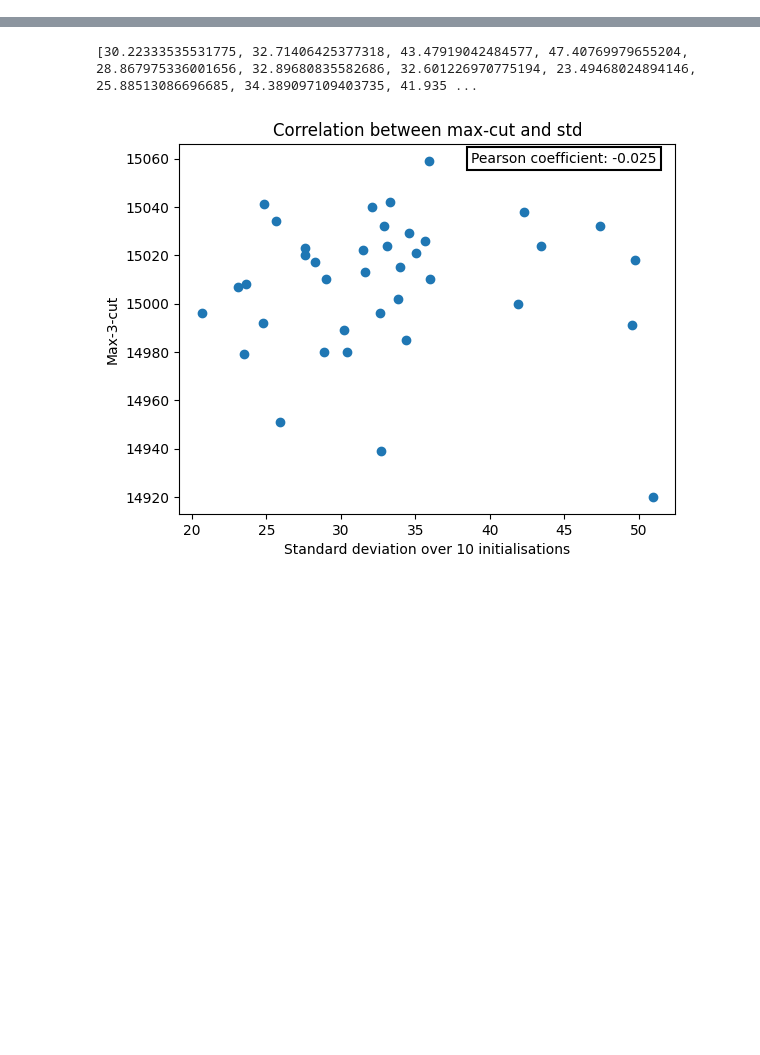
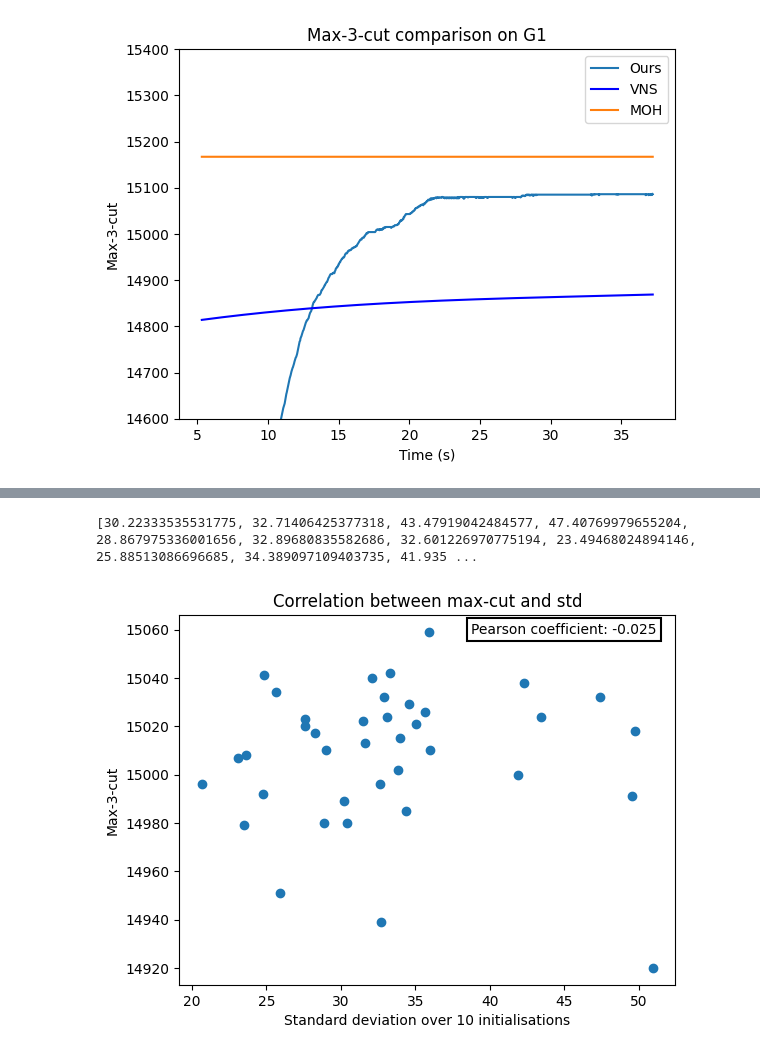
Before and after one commit to Gatorino/eco-dqn, a Jupyter notebook: plots.ipynb, the cells around one changed output, grey strips where cells are left out. Drawn from its saved outputs; the diff is of its cells as text; code cells hidden in the pictures; blank space fills up the shorter version.

```diff
--- a/plots.ipynb
+++ b/plots.ipynb
@@ -21,0 +51,36 @@ def show_graph_results(path):
+# %%
+ours = show_graph_results("./kcut/eco/global_obs/benchmarks/gset800/results_gset_800spin_graphs_history.pkl")
+best_curve = ours["scores"][0][3]
+
+vns = show_graph_results("./kcut/eco/vns_test/results_gset_800spin_graphs.pkl")
+vns = vns["progression"][0]
+values = []
+
+fig, ax1 = plt.subplots()
+
+moh = np.ones(1601)
+moh*=15167
+for init in range(10):
+    for tup in vns[init]:
+        values.append(tup)
+values = np.array(sorted(values, key=lambda x: x[1]))
+degree = 3
+coefficients = np.polyfit(values[:,1], values[:,0], degree)
+polynomial = np.poly1d(coefficients)
+
+# Generate a finer set of x-values for smooth plotting
+x_smooth = np.linspace(min(values[:,1]), max(values[:,1]), 1601)
+y_smooth = polynomial(x_smooth)
+
+ax1.plot(x_smooth, best_curve, label="Ours")
+ax1.plot(x_smooth, y_smooth, color='blue', label='VNS')
+ax1.plot(x_smooth, moh, label="MOH")
+
+plt.title("Max-3-cut comparison on G1")
+plt.xlabel("Time (s)")
+plt.ylabel("Max-3-cut")
+plt.legend()
+plt.ylim(bottom=14600, top=15400)
+plt.show()
+# %% [output]
+[figure, added]
```
Also changed, not shown: parts of 3 cells of this notebook.
